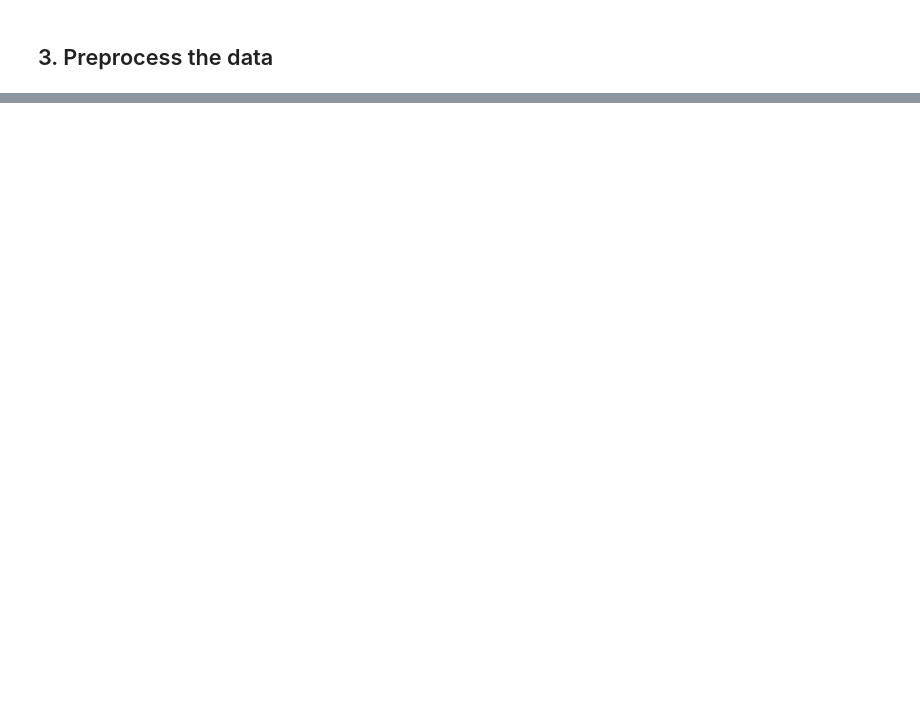
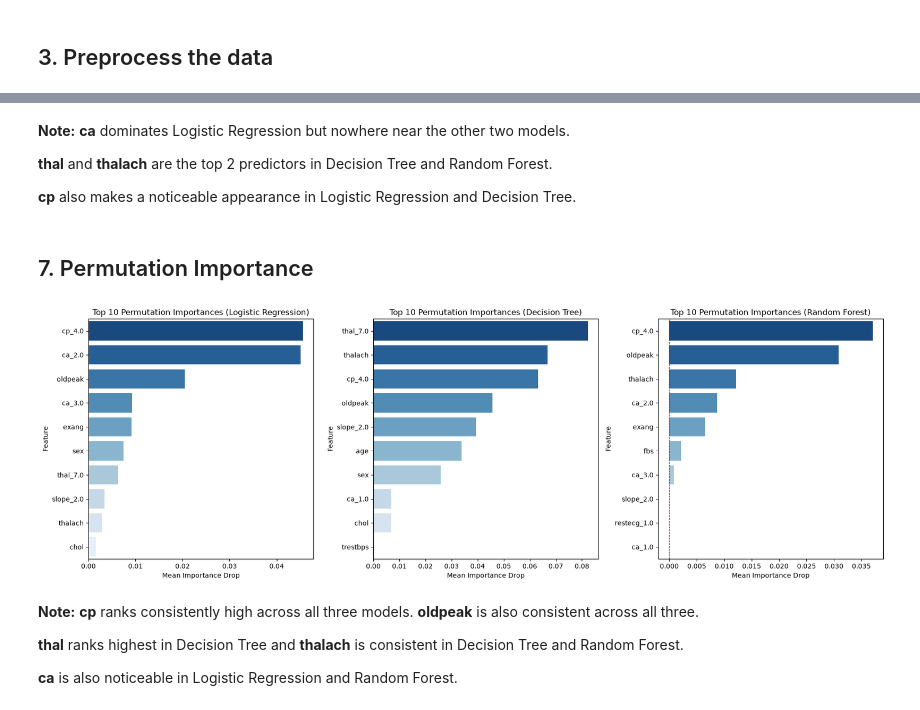
Before and after one commit to farzeen-code/Disease-Prediction-Model, a Jupyter notebook: disease-prediction.ipynb, the cells around one changed output, grey strips where cells are left out. Saved outputs shown, nothing was run; the diff lists cells and outputs as text; code cells hidden in the pictures; blank space fills up the shorter version.

```diff
--- a/disease-prediction.ipynb
+++ b/disease-prediction.ipynb
@@ -180,0 +424,38 @@ from sklearn.preprocessing import StandardScaler
+# %% [markdown]
+**Note:** **ca** dominates Logistic Regression but nowhere near the other two models.
+
+**thal** and **thalach** are the top 2 predictors in Decision Tree and Random Forest.
+
+**cp** also makes a noticeable appearance in Logistic Regression and Decision Tree.
+# %% [markdown]
+## 7. Permutation Importance
+# %%
+from sklearn.inspection import permutation_importance
+
+
+fig, axes = plt.subplots(1, len(models), figsize=(6 * len(models), 6))
+
+for ax, (name, model) in zip(axes, models.items()):
+    result = permutation_importance(
+        model, X_test_final, y_test, scoring='roc_auc', n_repeats=10, random_state=42, n_jobs=1
+    )
+    importances = pd.Series(result.importances_mean, index=all_features, name='Importance').sort_values(ascending=False).head(10)
+    importances.index.name='Feature'
+
+    sns.barplot(x=importances.values, y=importances.index, hue=importances.index, ax=ax, palette='Blues_r', legend=False)
+
+    ax.axvline(0, color='red', linestyle='--', linewidth=0.8)
+    ax.set_title(f'Top 10 Permutation Importances ({name})')
+    ax.set_xlabel('Mean Importance Drop')
+
+plt.tight_layout()
+plt.show()
+# %% [output]
+[figure, added]
+# %% [markdown]
+**Note:** **cp** ranks consistently high across all three models.
+**oldpeak** is also consistent across all three.
+
+**thal** ranks highest in Decision Tree and **thalach** is consistent in Decision Tree and Random Forest.
+
+**ca** is also noticeable in Logistic Regression and Random Forest.
```
Also changed, not shown: parts of 21 cells of this notebook.
